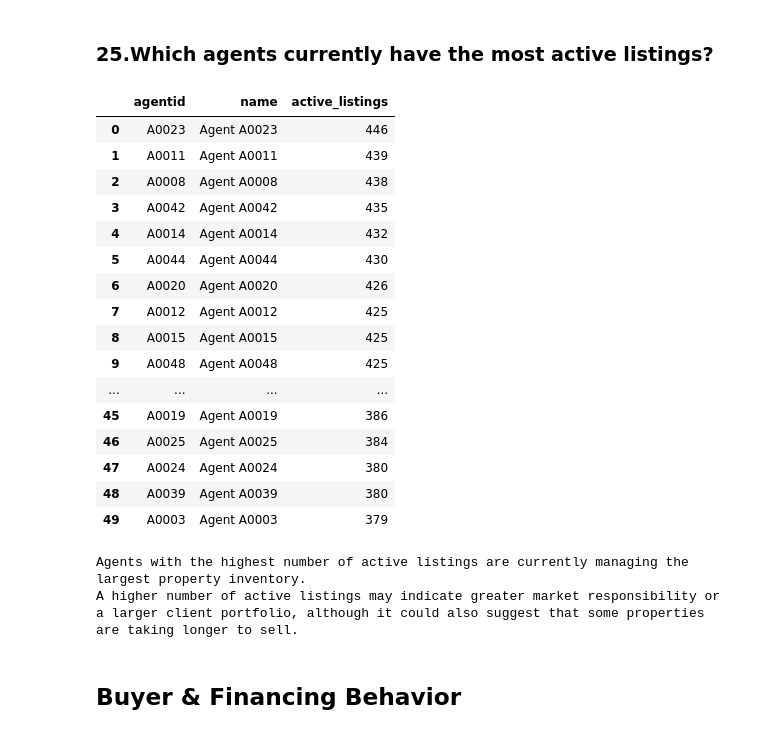
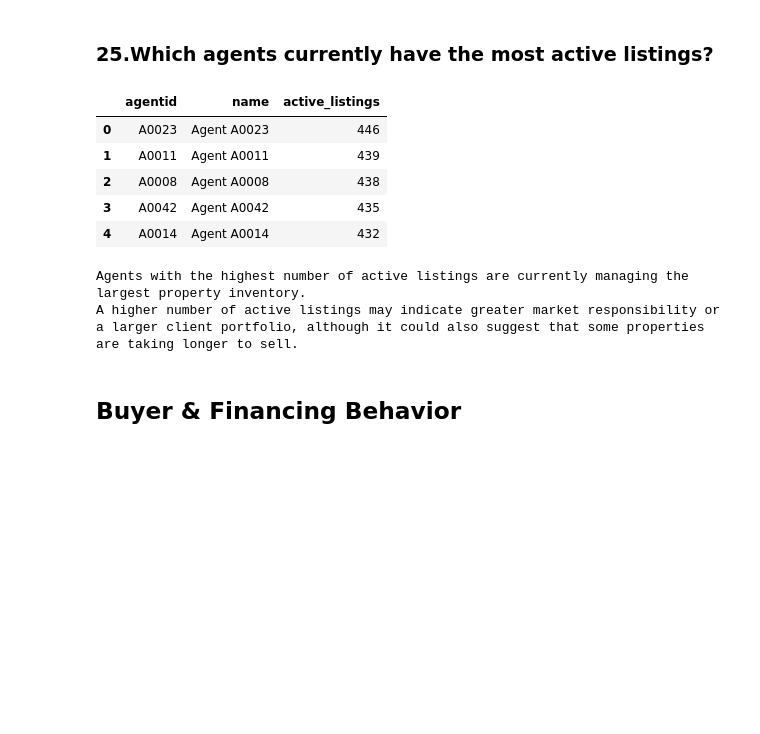
Before and after one commit to mukundnaramesh2605/guvi-python-sql-pandas-project-1, a Jupyter notebook: project.ipynb, the cells around one changed output. Drawn from its saved outputs; the diff is of its cells as text; code cells hidden in the pictures; blank space fills up the shorter version.

```diff
--- a/project.ipynb
+++ b/project.ipynb
@@ -1227,36 +1216,25 @@ display(result24)
 # %%
 query25 = """
 select a.agentid,a.name,count(l.listingid) as active_listings from listings l
 join agents a on a.agentid = l.agentid
 where NOT EXISTS (select 1 from sales s where l.listingid = s.listingid)
 group by a.agentid,a.name
 ORDER BY active_listings DESC;
 """
 result25 = pd.read_sql(query25, conn)
-display(result25)
+display(result25.head())
 interpretation = """
 Agents with the highest number of active listings are currently managing the largest property inventory.
 A higher number of active listings may indicate greater market responsibility or a larger client portfolio, although it could also suggest that some properties are taking longer to sell.
 """
 print(interpretation)
 # %% [output]
 |  | agentid | name | active_listings |
 | 0 | A0023 | Agent A0023 | 446 |
 | 1 | A0011 | Agent A0011 | 439 |
 | 2 | A0008 | Agent A0008 | 438 |
 | 3 | A0042 | Agent A0042 | 435 |
 | 4 | A0014 | Agent A0014 | 432 |
-| 5 | A0044 | Agent A0044 | 430 |
-| 6 | A0020 | Agent A0020 | 426 |
-| 7 | A0012 | Agent A0012 | 425 |
-| 8 | A0015 | Agent A0015 | 425 |
-| 9 | A0048 | Agent A0048 | 425 |
-| ... | ... | ... | ... |
-| 45 | A0019 | Agent A0019 | 386 |
-| 46 | A0025 | Agent A0025 | 384 |
-| 47 | A0024 | Agent A0024 | 380 |
-| 48 | A0039 | Agent A0039 | 380 |
-| 49 | A0003 | Agent A0003 | 379 |
 Agents with the highest number of active listings are currently managing the largest property inventory.
 A higher number of active listings may indicate greater market responsibility or a larger client portfolio, although it could also suggest that some properties are taking longer to sell.
 # %% [markdown]
```
Also changed, not shown: parts of 1 cell of this notebook.
